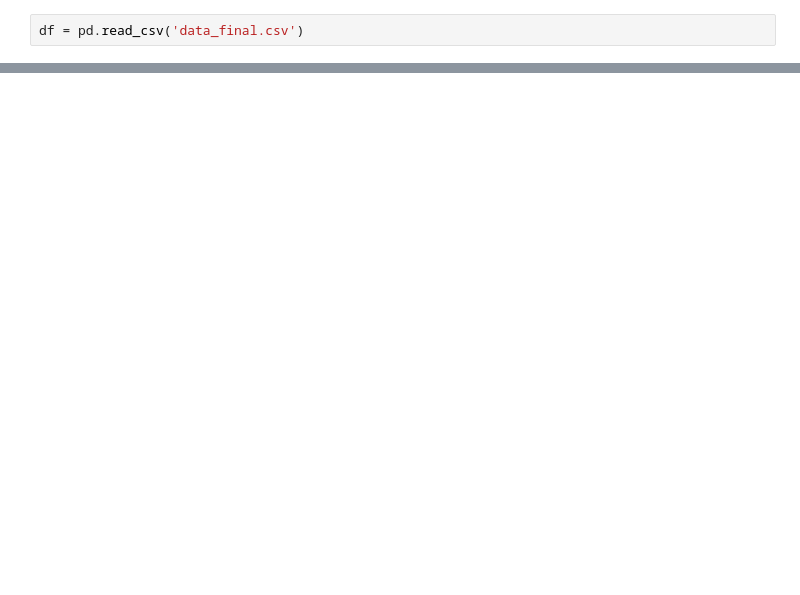
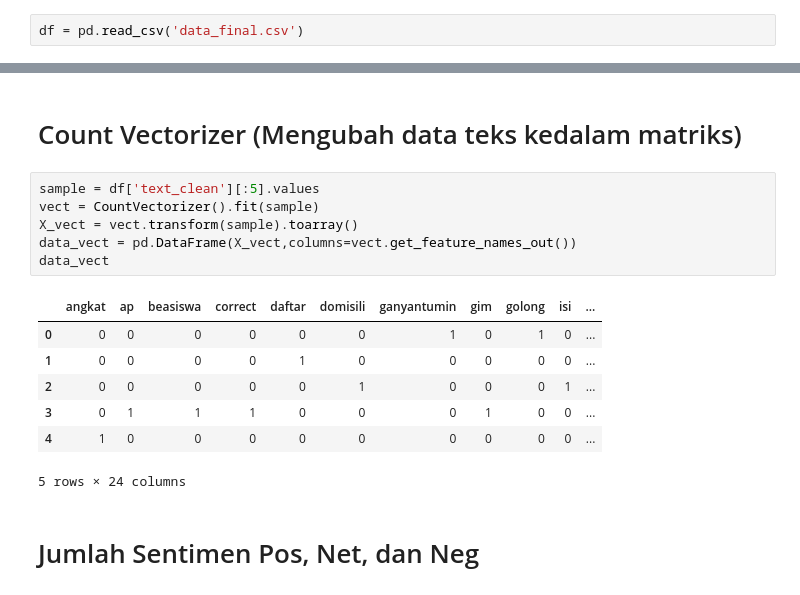
Before and after one commit to nsandarma/analisis-sentiment-instagram, a Jupyter notebook: Hasil.ipynb, the cells around one changed output, grey strips where cells are left out. Drawn from its saved outputs; the diff is of its cells as text; blank space fills up the shorter version.

```diff
--- a/Hasil.ipynb
+++ b/Hasil.ipynb
@@ -9,3 +48,21 @@ df = pd.read_csv('data_final.csv')
+# %% [markdown]
+# Count Vectorizer (Mengubah data teks kedalam matriks)
+# %%
+sample = df['text_clean'][:5].values
+vect = CountVectorizer().fit(sample)
+X_vect = vect.transform(sample).toarray()
+data_vect = pd.DataFrame(X_vect,columns=vect.get_feature_names_out())
+data_vect
+# %% [output]
+|  | angkat | ap | beasiswa | correct | daftar | domisili | ganyantumin | gim | golong | isi | ... |
+| 0 | 0 | 0 | 0 | 0 | 0 | 0 | 1 | 0 | 1 | 0 | ... |
+| 1 | 0 | 0 | 0 | 0 | 1 | 0 | 0 | 0 | 0 | 0 | ... |
+| 2 | 0 | 0 | 0 | 0 | 0 | 1 | 0 | 0 | 0 | 1 | ... |
+| 3 | 0 | 1 | 1 | 1 | 0 | 0 | 0 | 1 | 0 | 0 | ... |
+| 4 | 1 | 0 | 0 | 0 | 0 | 0 | 0 | 0 | 0 | 0 | ... |
+5 rows × 24 columns
+# %% [markdown]
+# Jumlah Sentimen Pos, Net, dan Neg
 # %%
 pos  = len(df[df['sentiment_'] == 1])
 neu = len(df[df['sentiment_']== 0])
```
Also changed, not shown: parts of 11 cells of this notebook.
